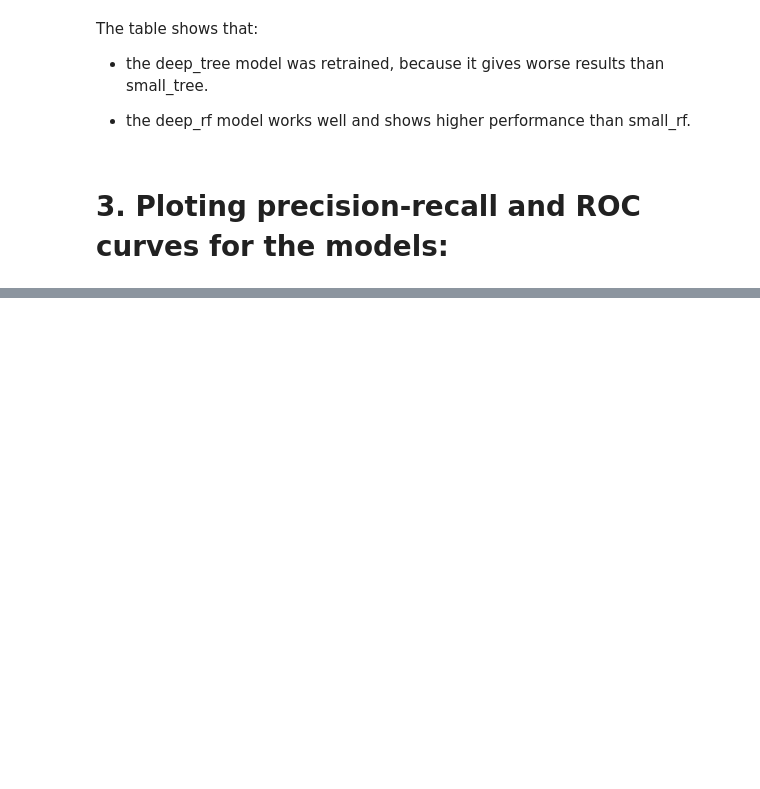
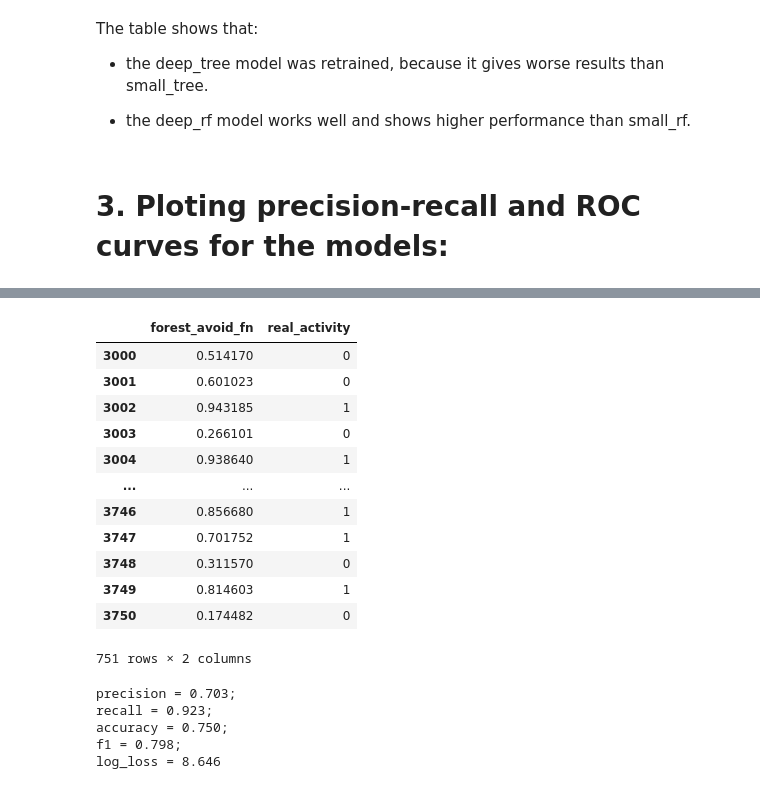
Before and after one commit to belpablo/Machine_Learning_Tecnologies_2022, a Jupyter notebook: Task_1/Belenko_Pavel_J41325c_MLT_2022_Task_1.ipynb, the cells around one changed output, grey strips where cells are left out. Saved outputs shown, nothing was run; the diff lists cells and outputs as text; code cells hidden in the pictures; blank space fills up the shorter version.

```diff
--- a/Task_1/Belenko_Pavel_J41325c_MLT_2022_Task_1.ipynb
+++ b/Task_1/Belenko_Pavel_J41325c_MLT_2022_Task_1.ipynb
@@ -177,0 +181,41 @@ plt.show()
+# %%
+# The "class_weight" attribute has been added, for balances the class weights. As a result, recall reached its maximum.
+
+forest_avoid_fn = RandomForestClassifier(max_depth = 15, class_weight={0: 1, 1: 5}, random_state = 7)
+forest_avoid_fn = forest_avoid_fn.fit(x_train, y_train)
+
+prob_pred_avoid_fn = {}
+prob_pred_avoid_fn['forest_avoid_fn'] = forest_avoid_fn.predict_proba(x_test)[:, 1]
+prob_pred_avoid_fn['real_activity'] = y_test
+prob_pred_avoid_fn_df = pd.DataFrame(prob_pred_avoid_fn)
+prob_pred_avoid_fn_df
+# %% [output]
+|  | forest_avoid_fn | real_activity |
+| 3000 | 0.514170 | 0 |
+| 3001 | 0.601023 | 0 |
+| 3002 | 0.943185 | 1 |
+| 3003 | 0.266101 | 0 |
+| 3004 | 0.938640 | 1 |
+| ... | ... | ... |
+| 3746 | 0.856680 | 1 |
+| 3747 | 0.701752 | 1 |
+| 3748 | 0.311570 | 0 |
+| 3749 | 0.814603 | 1 |
+| 3750 | 0.174482 | 0 |
+751 rows × 2 columns
+# %%
+predicted_avoid_fn_class = forest_avoid_fn.predict(x_test)
+
+print('precision = {precision:.3f}; \nrecall = {recall:.3f}; \naccuracy = {accuracy:.3f}; \nf1 = {f1:.3f}; \nlog_loss = {log_loss:.3f}'.format(
+            precision = metrics.precision_score(prob_pred_avoid_fn['real_activity'], predicted_avoid_fn_class),
+            recall = metrics.recall_score(prob_pred_avoid_fn['real_activity'], predicted_avoid_fn_class),
+            accuracy = metrics.accuracy_score(prob_pred_avoid_fn['real_activity'], predicted_avoid_fn_class),
+            f1 = metrics.f1_score(prob_pred_avoid_fn['real_activity'], predicted_avoid_fn_class),
+            log_loss = metrics.log_loss(prob_pred_avoid_fn['real_activity'], predicted_avoid_fn_class))
+     )
+# %% [output]
+precision = 0.703;
+recall = 0.923;
+accuracy = 0.750;
+f1 = 0.798;
+log_loss = 8.646
```
Also changed, not shown: parts of 8 cells of this notebook.
